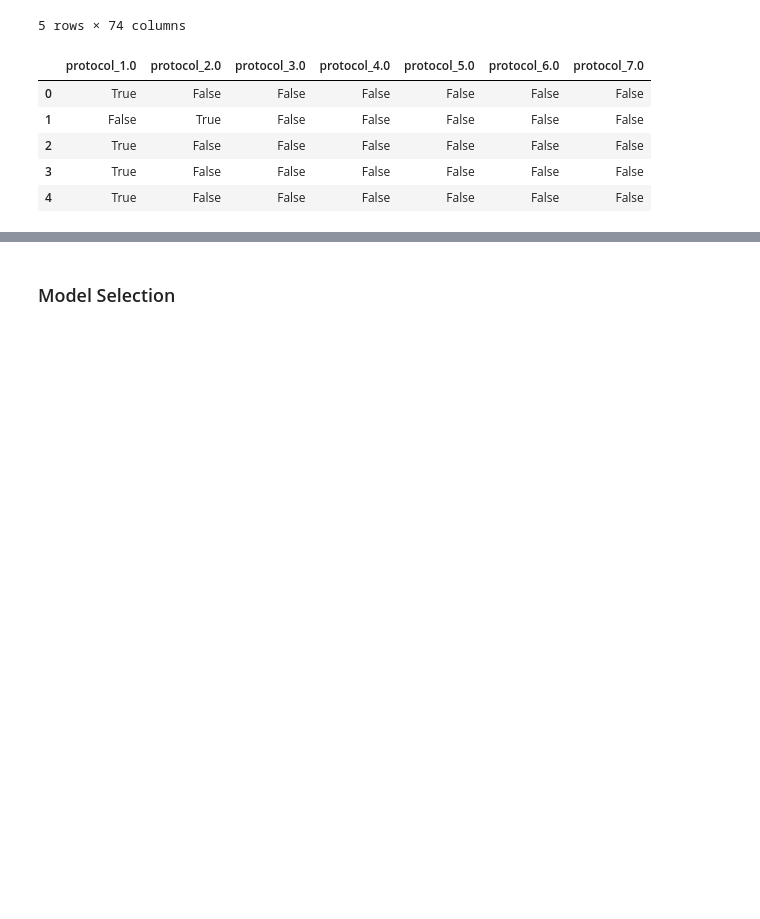
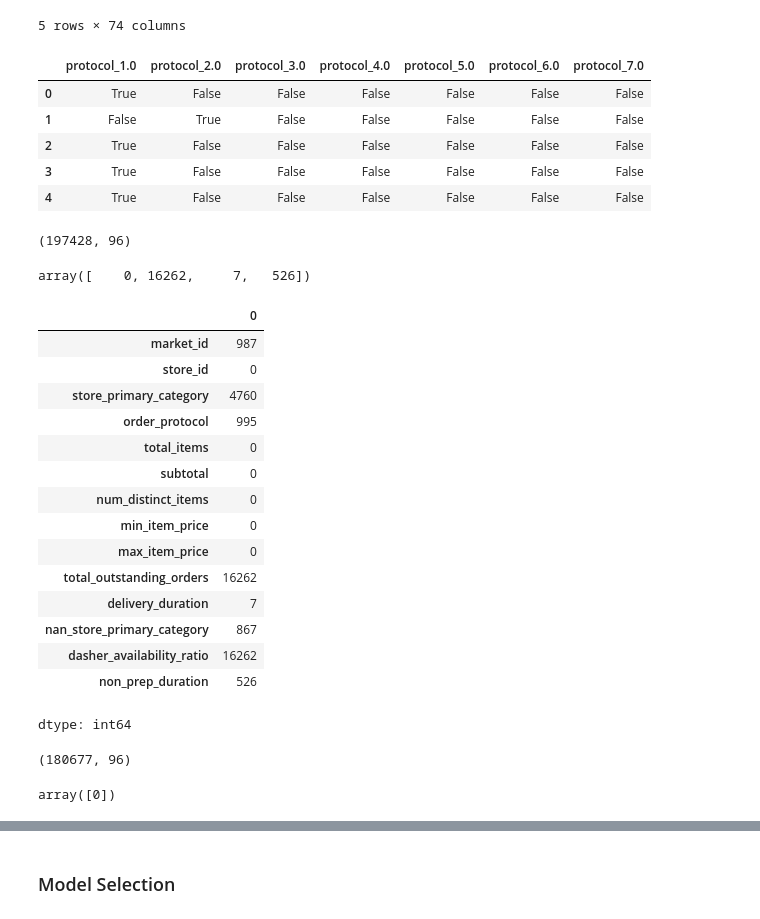
Before and after one commit to torquerxf/Delivery-Duration-Prediction, a Jupyter notebook: doordash_prediction.ipynb, the cells around one changed output, grey strips where cells are left out. Cells and saved outputs as stored; diff of their text form; code cells hidden in the pictures; blank space fills up the shorter version.

```diff
--- a/doordash_prediction.ipynb
+++ b/doordash_prediction.ipynb
@@ -214,0 +217,27 @@ data_encoded = pd.concat([data.drop(columns=['market_id', 'store_primary_categor
+# %%
+data_encoded.shape
+# %% [output]
+(197428, 96)
+# %%
+data_encoded.isnull().sum().unique()
+# %% [output]
+array([    0, 16262,     7,   526])
+# %%
+data.isnull().sum() # to check how many null values originally
+# %% [output]
+|  | 0 |
+| market_id | 987 |
+| store_id | 0 |
+| store_primary_category | 4760 |
+| order_protocol | 995 |
+| total_items | 0 |
+| subtotal | 0 |
+| num_distinct_items | 0 |
+| min_item_price | 0 |
+| max_item_price | 0 |
+| total_outstanding_orders | 16262 |
+| delivery_duration | 7 |
+| nan_store_primary_category | 867 |
+| dasher_availability_ratio | 16262 |
+| non_prep_duration | 526 |
+dtype: int64
@@ -214,0 +246,8 @@ data_encoded = pd.concat([data.drop(columns=['market_id', 'store_primary_categor
+# %%
+data_encoded.shape
+# %% [output]
+(180677, 96)
+# %%
+data_encoded.isnull().sum().unique()
+# %% [output]
+array([0])
```
Also changed, not shown: parts of 14 cells of this notebook.
